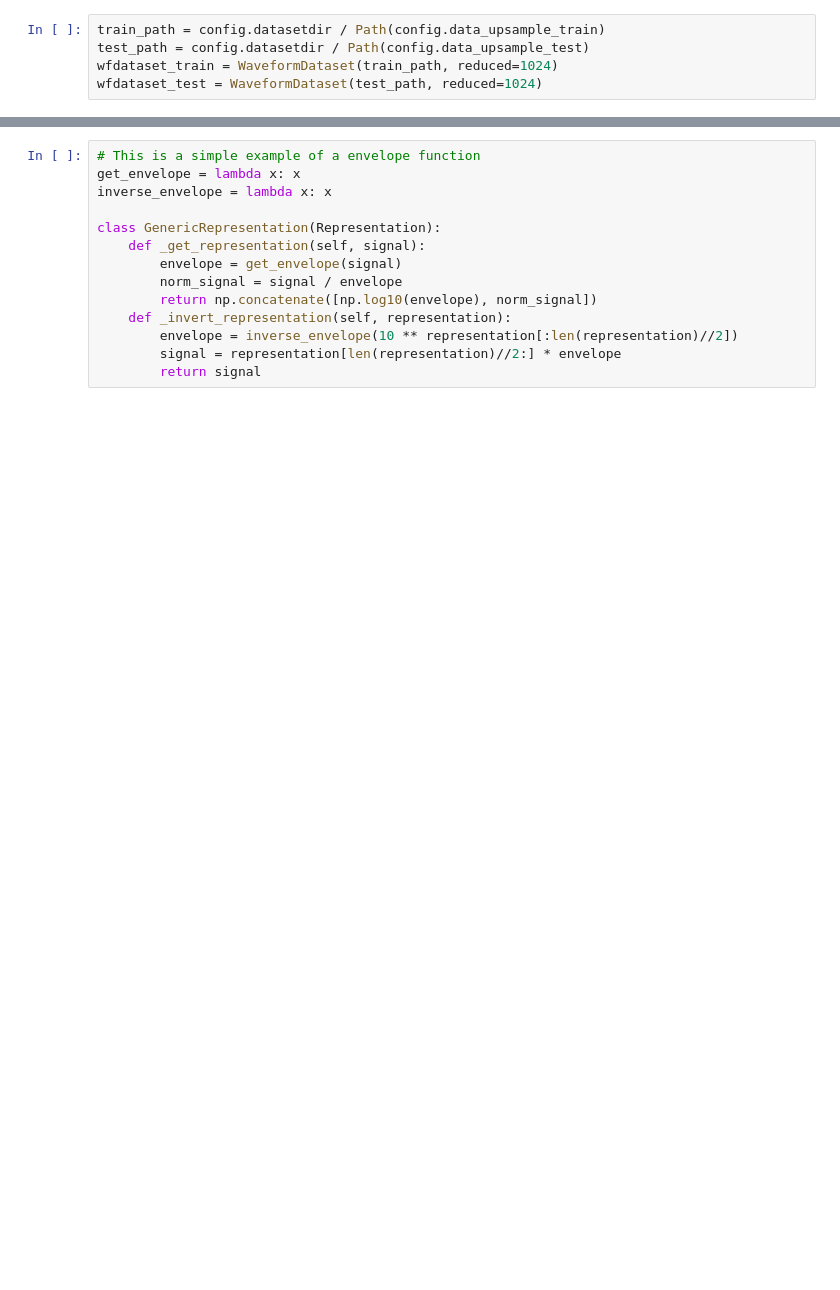
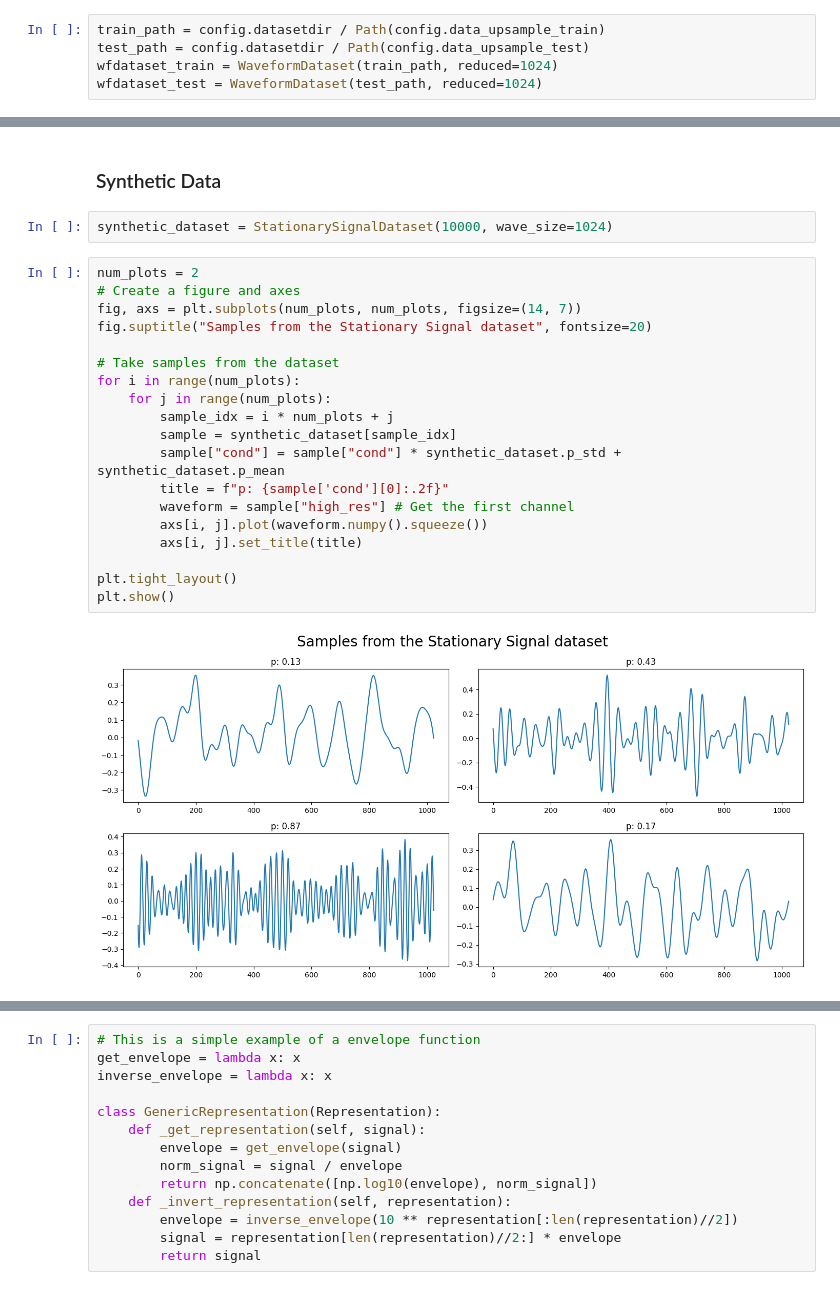
Before and after one commit to highfem/tqdne, a Jupyter notebook: notebooks/report_dataset.ipynb, the cells around one changed output, grey strips where cells are left out. Cells and saved outputs as stored; diff of their text form; blank space fills up the shorter version.

```diff
--- a/notebooks/report_dataset.ipynb
+++ b/notebooks/report_dataset.ipynb
@@ -60,3 +67,28 @@ plt.show()
+# %% [markdown]
+### Synthetic Data
+# %%
+synthetic_dataset = StationarySignalDataset(10000, wave_size=1024)
+# %%
+num_plots = 2
+# Create a figure and axes
+fig, axs = plt.subplots(num_plots, num_plots, figsize=(14, 7))
+fig.suptitle("Samples from the Stationary Signal dataset", fontsize=20)
+
+# Take samples from the dataset
+for i in range(num_plots):
+    for j in range(num_plots):
+        sample_idx = i * num_plots + j
+        sample = synthetic_dataset[sample_idx]
+        sample["cond"] = sample["cond"] * synthetic_dataset.p_std + synthetic_dataset.p_mean
+        title = f"p: {sample['cond'][0]:.2f}"
+        waveform = sample["high_res"] # Get the first channel
+        axs[i, j].plot(waveform.numpy().squeeze())
+        axs[i, j].set_title(title)
+
+plt.tight_layout()
+plt.show()
+# %% [output]
+[figure, added]
 # %% [markdown]
 Now we move to explaining the modifyers associated with the dataset.
 
```
Also changed, not shown: parts of 17 cells of this notebook, 6 other files.
